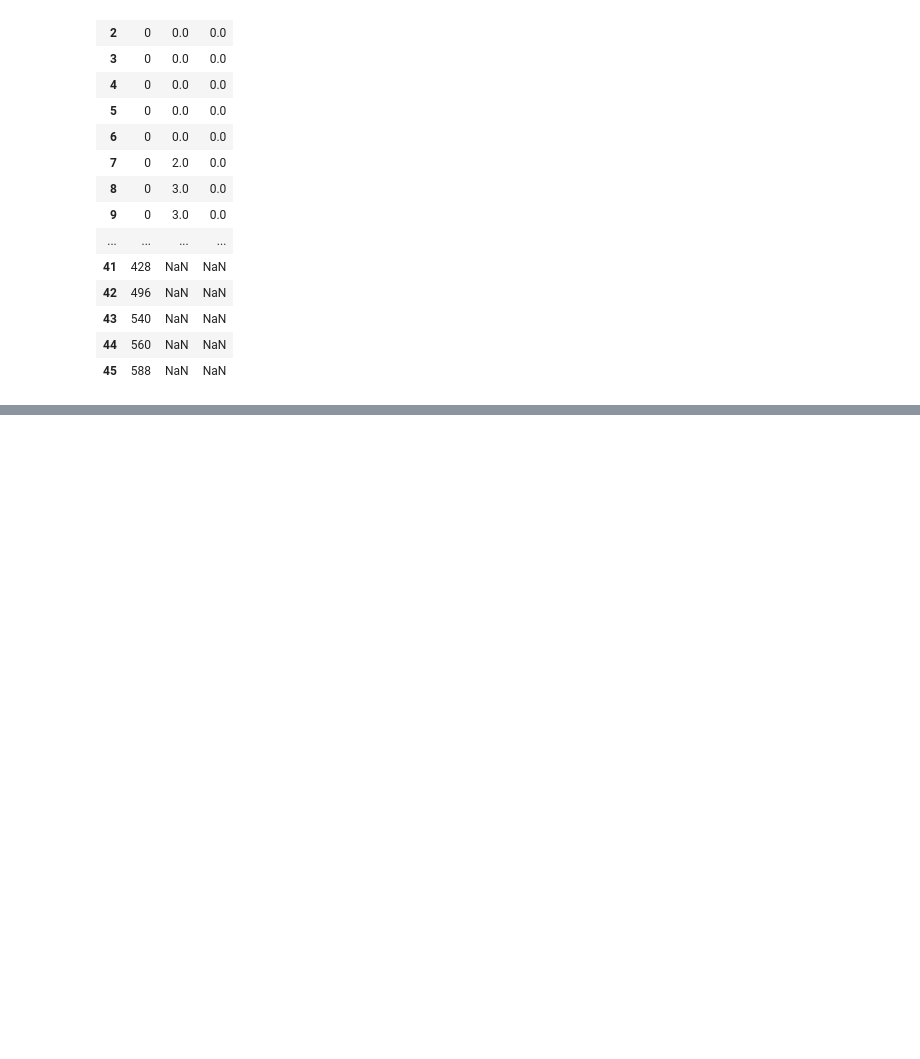
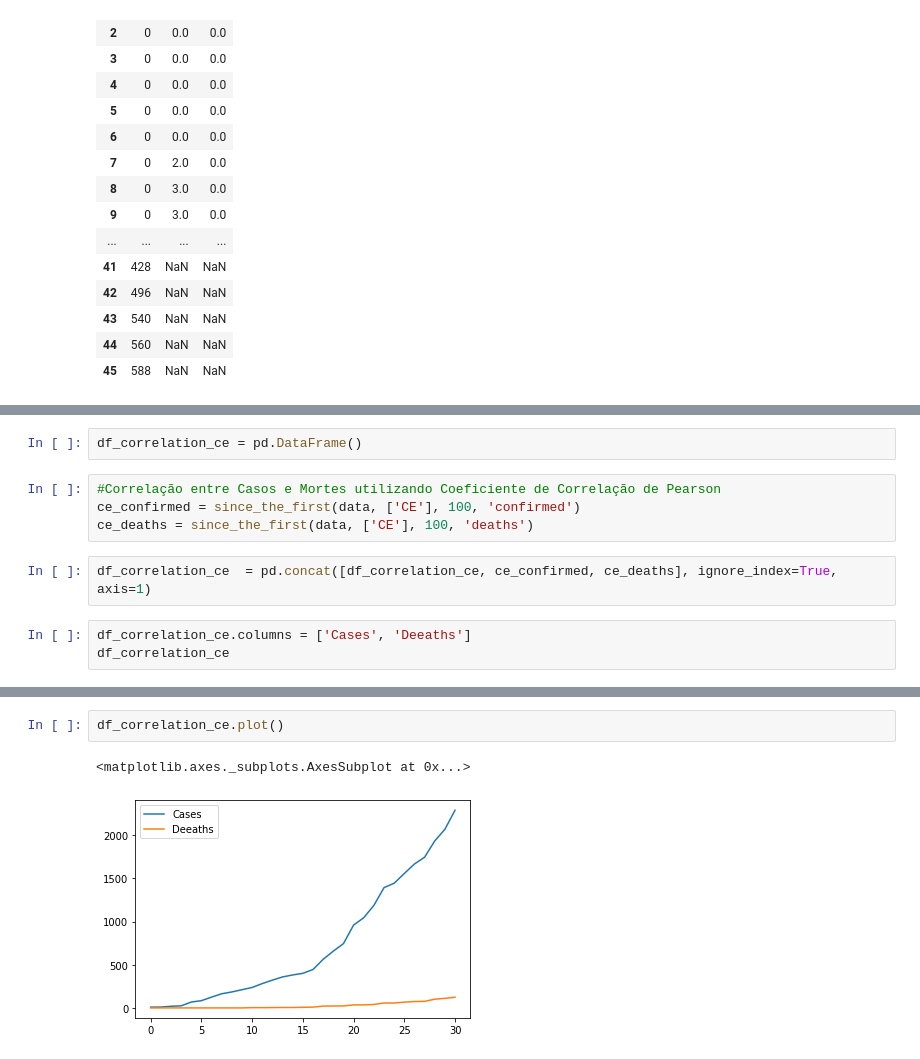
Before and after one commit to italolima04/data-science, a Jupyter notebook: COVID_BRASIL.ipynb, the cells around one changed output, grey strips where cells are left out. Drawn from its saved outputs; the diff is of its cells as text; blank space fills up the shorter version.

```diff
--- a/COVID_BRASIL.ipynb
+++ b/COVID_BRASIL.ipynb
@@ -283,0 +359,11 @@ data_state.plot()
+# %%
+df_correlation_ce = pd.DataFrame()
+# %%
+#Correlação entre Casos e Mortes utilizando Coeficiente de Correlação de Pearson
+ce_confirmed = since_the_first(data, ['CE'], 100, 'confirmed')
+ce_deaths = since_the_first(data, ['CE'], 100, 'deaths')
+# %%
+df_correlation_ce  = pd.concat([df_correlation_ce, ce_confirmed, ce_deaths], ignore_index=True, axis=1)
+# %%
+df_correlation_ce.columns = ['Cases', 'Deeaths']
+df_correlation_ce
@@ -283,0 +388,5 @@ data_state.plot()
+# %%
+df_correlation_ce.plot()
+# %% [output]
+<matplotlib.axes._subplots.AxesSubplot at 0x...>
+[figure, added]
```
Also changed, not shown: parts of 33 cells of this notebook.
